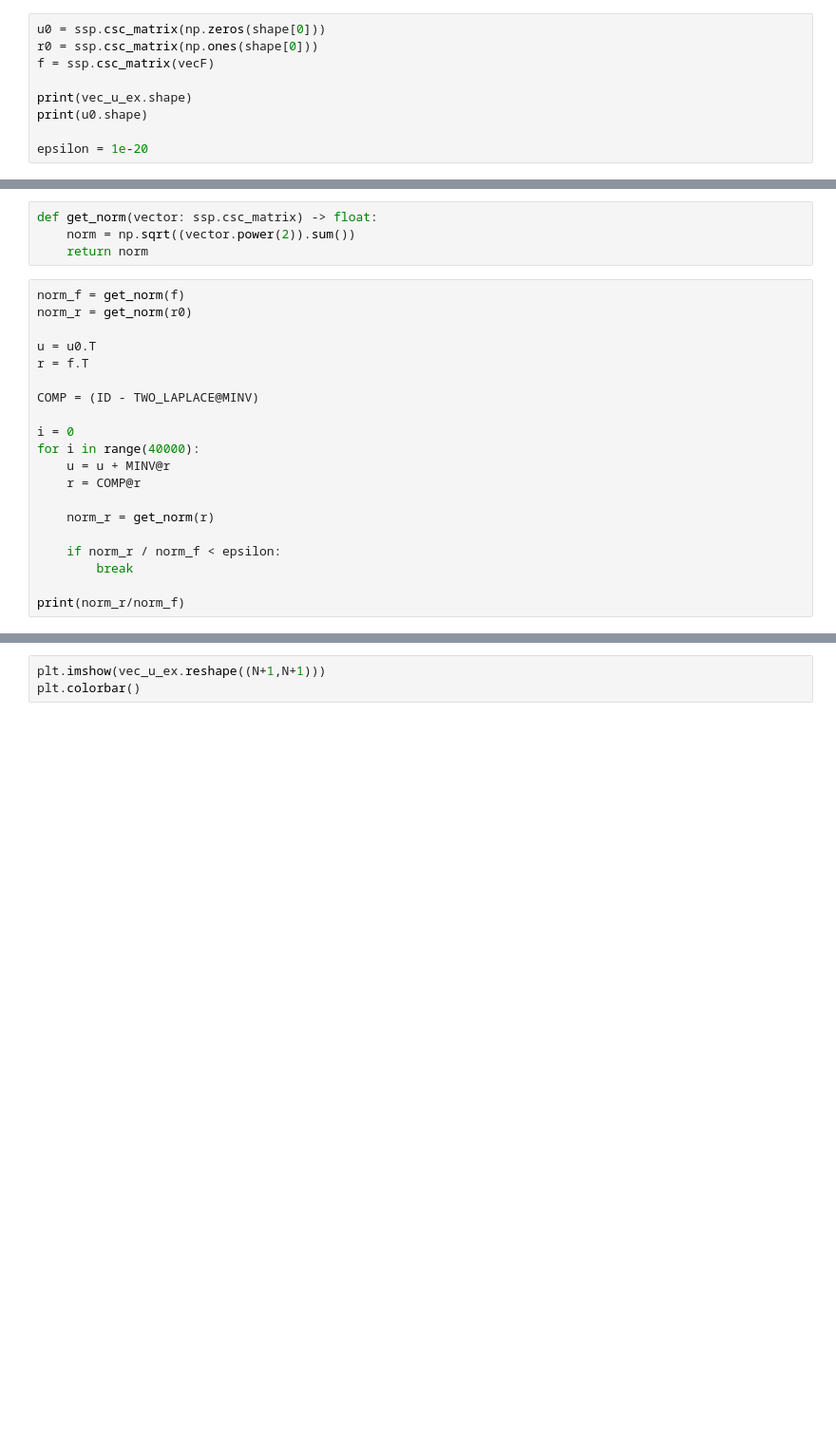
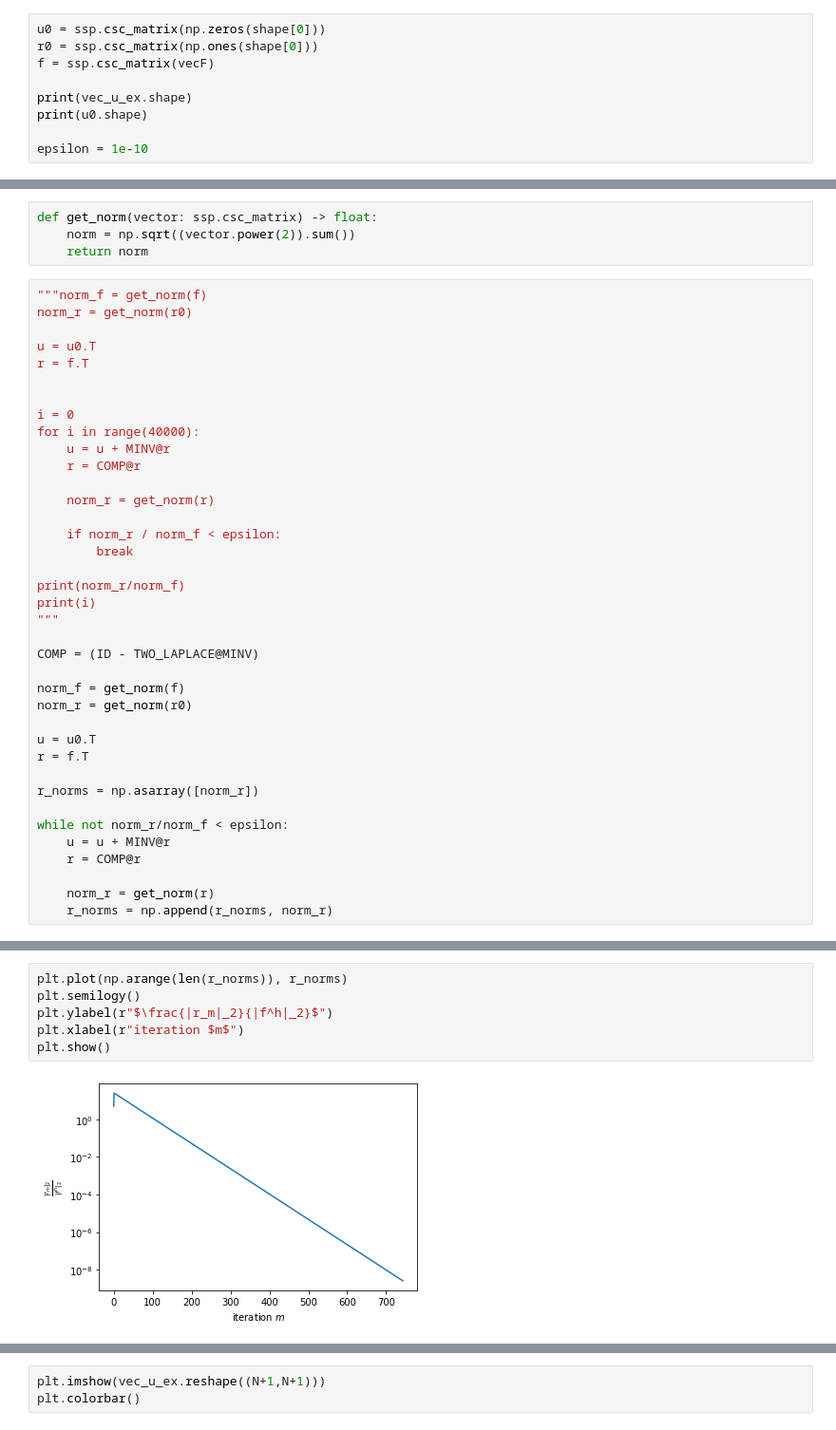
Before and after one commit to SangersJeroen/WI4201, a Jupyter notebook: tensor.ipynb, the cells around one changed output, grey strips where cells are left out. Shown: that part at 95% size. Drawn from its saved outputs; the diff is of its cells as text; blank space fills up the shorter version.

```diff
--- a/tensor.ipynb
+++ b/tensor.ipynb
@@ -504,7 +504,7 @@ f = ssp.csc_matrix(vecF)
 print(vec_u_ex.shape)
 print(u0.shape)
 
-epsilon = 1e-20
+epsilon = 1e-10
 # %% [output]
 (25,)
 (1, 25)
@@ -513,13 +513,12 @@ def get_norm(vector: ssp.csc_matrix) -> float:
 	norm = np.sqrt((vector.power(2)).sum())
 	return norm
 # %%
-norm_f = get_norm(f)
+"""norm_f = get_norm(f)
 norm_r = get_norm(r0)
 
 u = u0.T
 r = f.T
 
-COMP = (ID - TWO_LAPLACE@MINV)
 
 i = 0
 for i in range(40000):
@@ -532,3 +531,22 @@ for i in range(40000):
 		break
 
 print(norm_r/norm_f)
+print(i)
+"""
+
+COMP = (ID - TWO_LAPLACE@MINV)
+
+norm_f = get_norm(f)
+norm_r = get_norm(r0)
+
+u = u0.T
+r = f.T
+
+r_norms = np.asarray([norm_r])
+
+while not norm_r/norm_f < epsilon:
+	u = u + MINV@r
+	r = COMP@r
+
+	norm_r = get_norm(r)
+	r_norms = np.append(r_norms, norm_r)
@@ -537 +558,9 @@ print(norm_r/norm_f)
+# %%
+plt.plot(np.arange(len(r_norms)), r_norms)
+plt.semilogy()
+plt.ylabel(r"$\frac{|r_m|_2}{|f^h|_2}$")
+plt.xlabel(r"iteration $m$")
+plt.show()
+# %% [output]
+[figure, added]
 # %%
```
Also changed, not shown: parts of 15 cells of this notebook.
